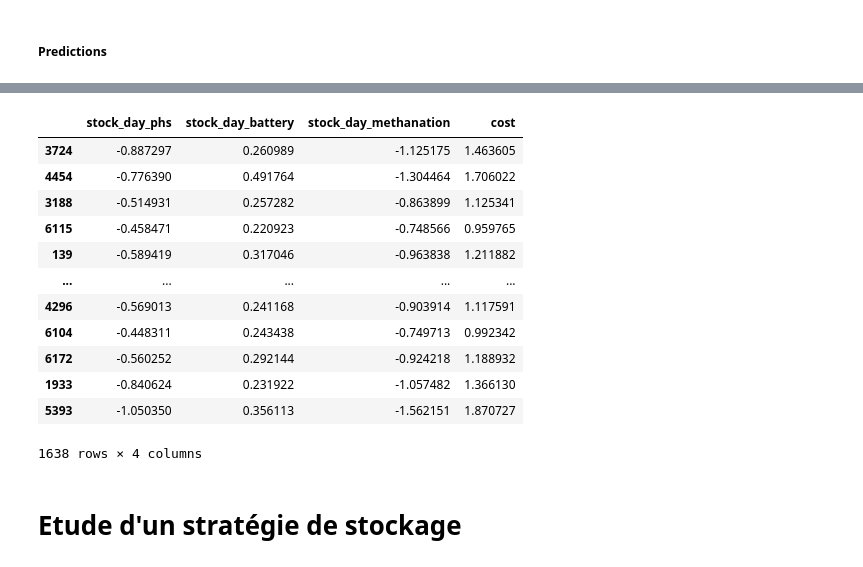
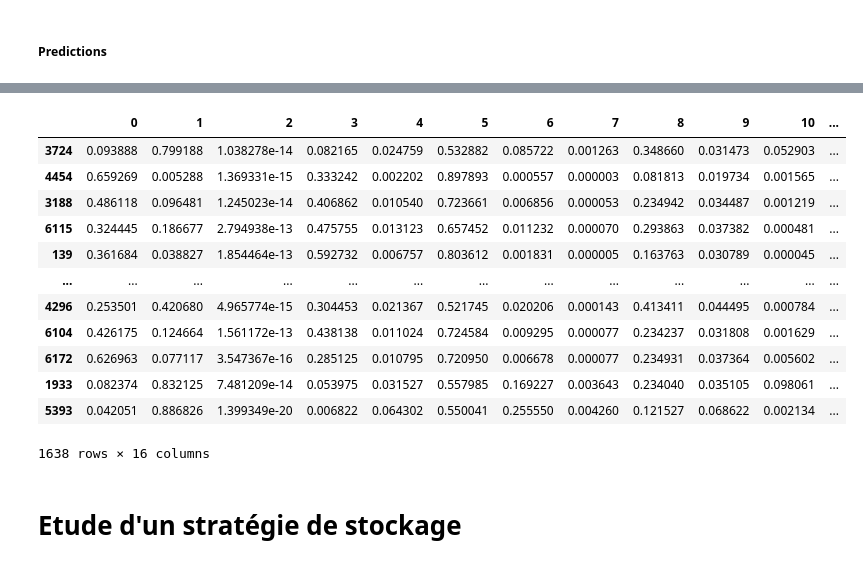
Before and after one commit to F1avie/EOLES_elecRES, a Jupyter notebook: Apprentissage-niveaux.ipynb, the cells around one changed output, grey strips where cells are left out. Cells and saved outputs as stored; diff of their text form; code cells hidden in the pictures.

```diff
--- a/Apprentissage-niveaux.ipynb
+++ b/Apprentissage-niveaux.ipynb
@@ -288,6 +332,11 @@ X
 | 6568 | -55.72 | 31.444444 | 42.230914 | 79.885016 | 364 |
 6552 rows × 5 columns
 # %%
-Y = data[['label_phs', 'label_battery', 'label_methanation', 'cost']]
+
+Y = dfC[['label_phs_-2', 'label_phs_-1', 'label_phs_0', 'label_phs_1',
+       'label_phs_2', 'label_battery_-2', 'label_battery_-1',
+       'label_battery_0', 'label_battery_1', 'label_battery_2',
+       'label_methanation_-2', 'label_methanation_-1', 'label_methanation_0',
+       'label_methanation_1', 'label_methanation_2','cost']]
 Y
 # %% [output]
@@ -385,11 +434,25 @@ def build_model1(input_size, output_size):
     layers.Dense(128, activation = 'relu', input_shape = input_size),
     layers.Dropout(0.3, seed = 2),
     layers.Dense(128, activation = 'relu'),
-    layers.Dense(128, activation = 'relu'),
-    layers.Dense(128, activation = 'relu'),
-    layers.Dense(128, activation = 'relu'),
-    layers.Dense(output_size)])
+    layers.Dense(output_size, activation = 'sigmoid')])
     return model
+# %%
+def build_model1(input_size):
+    inputs = keras.Input(shape=(input_size))
+    dense1 = layers.Dense(128, activation="relu")
+    x = dense1(inputs)
+    x = layers.Dropout(0.3, seed = 2)(x)
+    x = layers.Dense(128, activation = 'swish')(x)
+    x = layers.Dense(128, activation = 'relu')(x)
+    x = layers.Dense(128, activation = 'swish')(x)
+    x = layers.Dense(128, activation = 'relu')(x)
+    branchphs = layers.Dense(5, activation = "softmax")(x)
+    branchbat = layers.Dense(5, activation = "softmax")(x)
+    branchmet = layers.Dense(5, activation = "softmax")(x)
+    branchCost = layers.Dense(1, activation = 'relu')(x)
+    outputs =  layers.concatenate([branchphs, branchbat, branchmet, branchCost])
+    model = keras.Model(inputs, outputs, name="classification")
+    return model
 # %%
 Y_train
 # %% [output]
@@ -409,7 +472,7 @@ Y_train
 # %%
-input_size = [X_train.shape[1]]
-output_size = Y_train.shape[1]
-lr = 0.05
+input_size = X_train.shape[1]
+#output_size = Y_train.shape[1]
+lr = 0.005
 loss = tf.keras.losses.CategoricalCrossentropy()
 optimiseur = tf.keras.optimizers.Adam()
 metrics = ['accuracy']
@@ -418,7 +481,7 @@ run_eagerly = False
 epoch = 10
 val = 0.2
 
-model_1 = build_model1 (input_size, output_size)
+model_1 = build_model1(input_size)
 model_1.summary()
 model = model_1
 compile_model(model, lr,loss, optimiseur, metrics,  loss_weights, run_eagerly)
@@ -451,7 +519,7 @@ model_1.evaluate(X_test, Y_test)
 ##### Predictions
 # %%
 pred_1 = pd.DataFrame(model_1.predict(X_test))
-pred_1.columns = ['stock_day_phs', 'stock_day_battery','stock_day_methanation','cost']
+#pred_1.columns = ['stock_day_phs', 'stock_day_battery','stock_day_methanation','cost']
 pred_1.index = Y_test.index
 pred_1
 # %% [output]
@@ -459,16 +527,16 @@ pred_1
-|  | stock_day_phs | stock_day_battery | stock_day_methanation | cost |
-| 3724 | -0.887297 | 0.260989 | -1.125175 | 1.463605 |
-| 4454 | -0.776390 | 0.491764 | -1.304464 | 1.706022 |
-| 3188 | -0.514931 | 0.257282 | -0.863899 | 1.125341 |
-| 6115 | -0.458471 | 0.220923 | -0.748566 | 0.959765 |
-| 139 | -0.589419 | 0.317046 | -0.963838 | 1.211882 |
-| ... | ... | ... | ... | ... |
-| 4296 | -0.569013 | 0.241168 | -0.903914 | 1.117591 |
-| 6104 | -0.448311 | 0.243438 | -0.749713 | 0.992342 |
-| 6172 | -0.560252 | 0.292144 | -0.924218 | 1.188932 |
-| 1933 | -0.840624 | 0.231922 | -1.057482 | 1.366130 |
-| 5393 | -1.050350 | 0.356113 | -1.562151 | 1.870727 |
+|  | 0 | 1 | 2 | 3 | 4 | 5 | 6 | 7 | 8 | 9 | 10 | ... |
+| 3724 | 0.093888 | 0.799188 | 1.038278e-14 | 0.082165 | 0.024759 | 0.532882 | 0.085722 | 0.001263 | 0.348660 | 0.031473 | 0.052903 | ... |
+| 4454 | 0.659269 | 0.005288 | 1.369331e-15 | 0.333242 | 0.002202 | 0.897893 | 0.000557 | 0.000003 | 0.081813 | 0.019734 | 0.001565 | ... |
+| 3188 | 0.486118 | 0.096481 | 1.245023e-14 | 0.406862 | 0.010540 | 0.723661 | 0.006856 | 0.000053 | 0.234942 | 0.034487 | 0.001219 | ... |
+| 6115 | 0.324445 | 0.186677 | 2.794938e-13 | 0.475755 | 0.013123 | 0.657452 | 0.011232 | 0.000070 | 0.293863 | 0.037382 | 0.000481 | ... |
+| 139 | 0.361684 | 0.038827 | 1.854464e-13 | 0.592732 | 0.006757 | 0.803612 | 0.001831 | 0.000005 | 0.163763 | 0.030789 | 0.000045 | ... |
+| ... | ... | ... | ... | ... | ... | ... | ... | ... | ... | ... | ... | ... |
+| 4296 | 0.253501 | 0.420680 | 4.965774e-15 | 0.304453 | 0.021367 | 0.521745 | 0.020206 | 0.000143 | 0.413411 | 0.044495 | 0.000784 | ... |
+| 6104 | 0.426175 | 0.124664 | 1.561172e-13 | 0.438138 | 0.011024 | 0.724584 | 0.009295 | 0.000077 | 0.234237 | 0.031808 | 0.001629 | ... |
+| 6172 | 0.626963 | 0.077117 | 3.547367e-16 | 0.285125 | 0.010795 | 0.720950 | 0.006678 | 0.000077 | 0.234931 | 0.037364 | 0.005602 | ... |
+| 1933 | 0.082374 | 0.832125 | 7.481209e-14 | 0.053975 | 0.031527 | 0.557985 | 0.169227 | 0.003643 | 0.234040 | 0.035105 | 0.098061 | ... |
+| 5393 | 0.042051 | 0.886826 | 1.399349e-20 | 0.006822 | 0.064302 | 0.550041 | 0.255550 | 0.004260 | 0.121527 | 0.068622 | 0.002134 | ... |
-1638 rows × 4 columns
+1638 rows × 16 columns
 # %% [markdown]
 # Etude d'un stratégie de stockage
 # %% [markdown]
```
Also changed, not shown: parts of 29 cells of this notebook.
